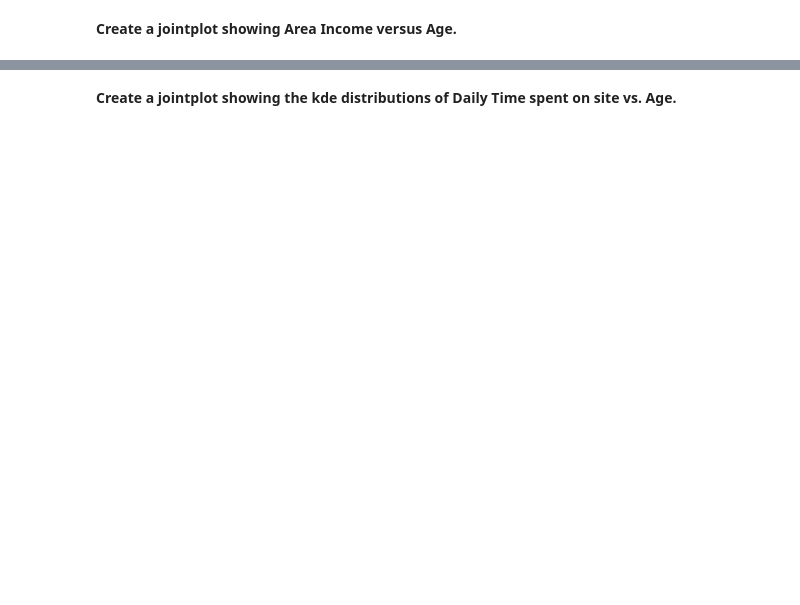
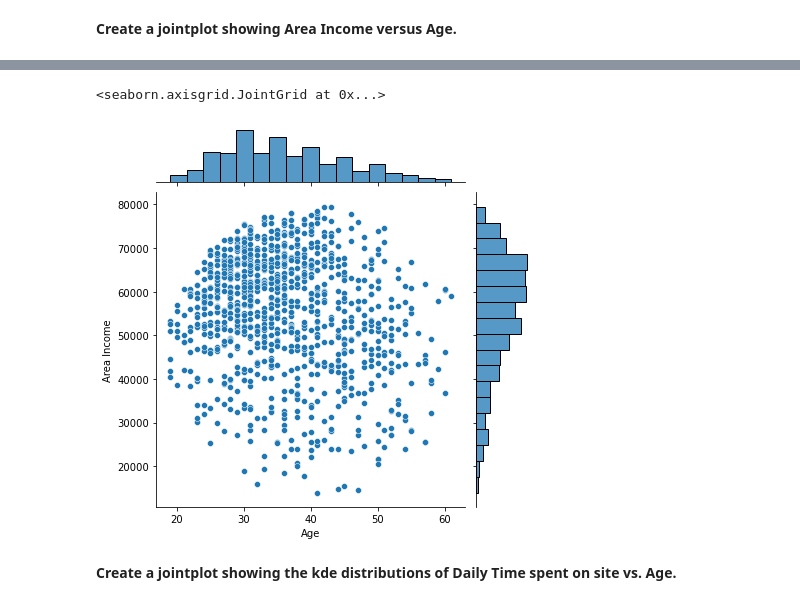
Before and after one commit to HunterKane/Python---Skill-Understanding-Projects, a Jupyter notebook: Logistic Regression Project.ipynb, the cells around one changed output, grey strips where cells are left out. Drawn from its saved outputs; the diff is of its cells as text; code cells hidden in the pictures; blank space fills up the shorter version.

```diff
--- a/Logistic Regression Project.ipynb
+++ b/Logistic Regression Project.ipynb
@@ -97,2 +102,7 @@ Try recreating the plots shown below!
+# %%
+sns.jointplot(y='Area Income', x= 'Age', data=ad_data)
+# %% [output]
+<seaborn.axisgrid.JointGrid at 0x...>
+[figure, added]
 # %% [markdown]
 **Create a jointplot showing the kde distributions of Daily Time spent on site vs. Age.**
```
Also changed, not shown: parts of 24 cells of this notebook.
